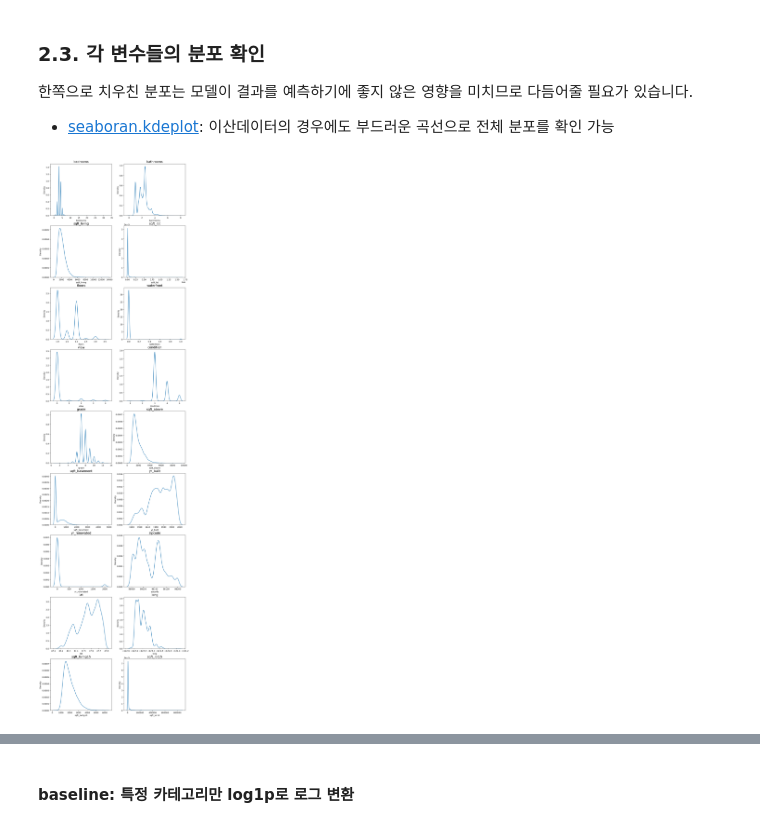
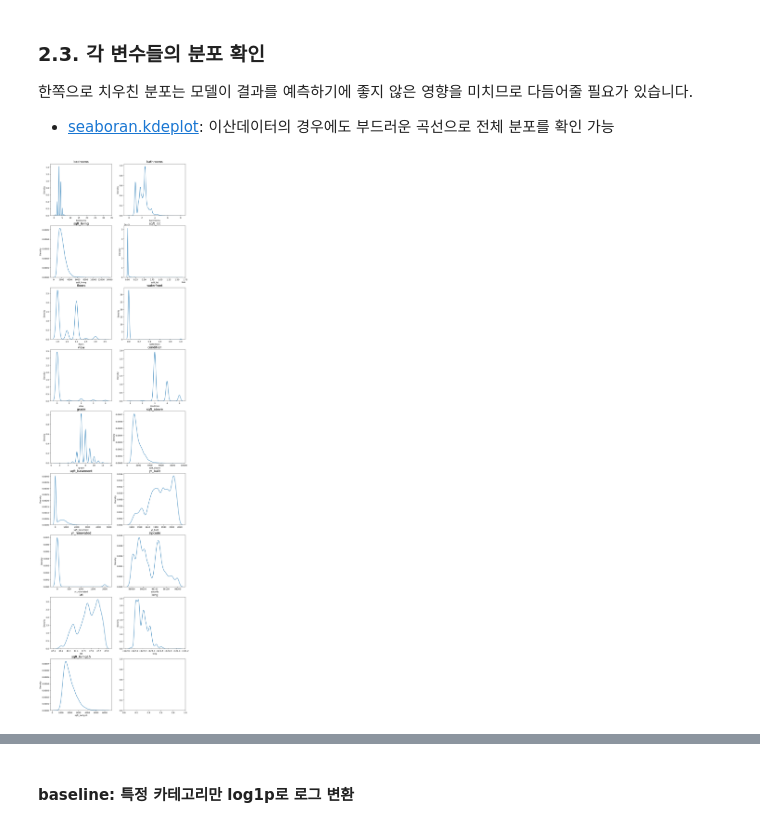
Before and after one commit to vg-rlo/aiffel-mini-projects, a Jupyter notebook: Exploration/Regression_price_prediction/[E-09]HousingPricePrediction_final.ipynb, the cells around one changed output, grey strips where cells are left out. Cells and saved outputs as stored; diff of their text form; code cells hidden in the pictures.

```diff
--- a/Exploration/Regression_price_prediction/[E-09]HousingPricePrediction_final.ipynb
+++ b/Exploration/Regression_price_prediction/[E-09]HousingPricePrediction_final.ipynb
@@ -303,15 +265,15 @@ time: 18.5 ms (started: 2021-02-08 19:12:11 +09:00)
 # %%
 fig, ax = plt.subplots(9, 2, figsize=(12, 50))   # 가로스크롤 때문에 그래프 확인이 불편하다면 figsize의 x값을 조절해 보세요.
 
 # id 변수(count==0인 경우)는 제외하고 분포를 확인합니다.
 count = 1
 columns = concat_data.columns
 for row in range(9):
     for col in range(2):
         sns.kdeplot(concat_data[columns[count]], ax=ax[row][col])
         ax[row][col].set_title(columns[count], fontsize=15)
         count += 1
-        if count == 19 :
+        if count == 18 :
             break
 # %% [output]
-[figure, old version]
+[figure, new version]
```
Also changed, not shown: parts of 88 cells of this notebook.
